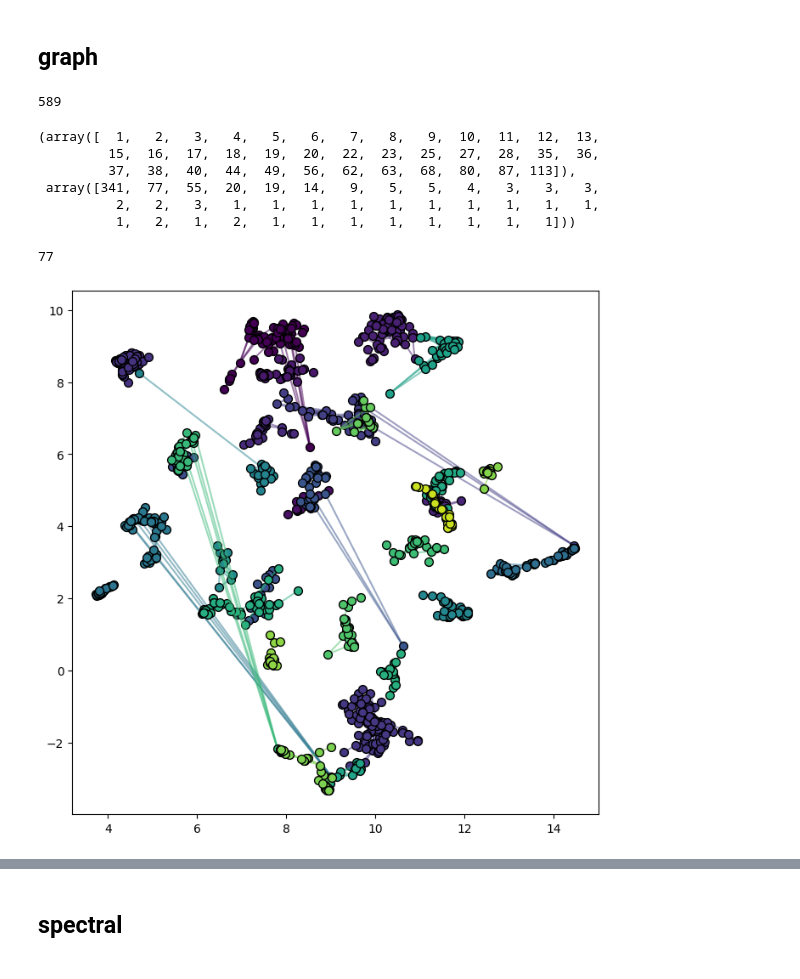
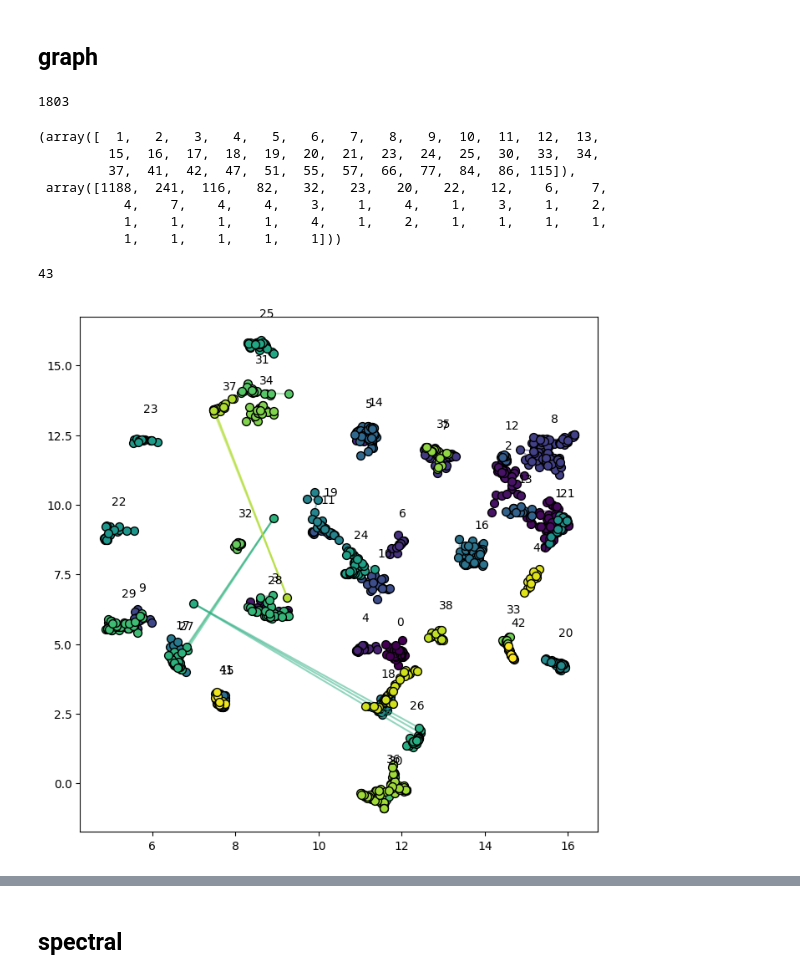
Before and after one commit to stmorse/dtm, a Jupyter notebook: notebooks/sandbox.ipynb, the cells around one changed output, grey strips where cells are left out. Cells and saved outputs as stored; diff of their text form; code cells hidden in the pictures.

```diff
--- a/notebooks/sandbox.ipynb
+++ b/notebooks/sandbox.ipynb
@@ -0,0 +6,8 @@
+# %%
+with open('/sciclone/geograd/stmorse/dtm/logs/data_out.log', 'r') as f:
+    lines = []
+    for line in f:
+        if line.strip().startswith("Complete:"):
+            parts = line.split()
+            lines.append(int(parts[1]))
+len(lines)
@@ -81,7 +100,7 @@ for t in range(len(yrmo)):
                    x=Cu2d[ix,0],
                    y=Cu2d[ix,1])
 
-threshold = 0.7
+threshold = 0.8
 
 pairwise_distances = squareform(pdist(Cu))
 n = Cu.shape[0]
@@ -96,24 +115,25 @@ for i in range(n):
             W[i,j] = np.exp(-pairwise_distances[i,j]**2 / (2*0.5**2))
             if W[i,j] >= threshold:
                 G.add_edge(f'u_{group_i}_{topic_i}',
-                        f'u_{group_j}_{topic_j}',
-                        weight=W[i,j])
+                           f'u_{group_j}_{topic_j}',
+                           weight=W[i,j])
 
 connected_components = list(nx.connected_components(G))
 len(connected_components)
 # %% [output]
-589
+1803
 # %%
 np.unique([len(comp) for comp in connected_components], return_counts=True)
 # %% [output]
 (array([  1,   2,   3,   4,   5,   6,   7,   8,   9,  10,  11,  12,  13,
-         15,  16,  17,  18,  19,  20,  22,  23,  25,  27,  28,  35,  36,
-         37,  38,  40,  44,  49,  56,  62,  63,  68,  80,  87, 113]),
- array([341,  77,  55,  20,  19,  14,   9,   5,   5,   4,   3,   3,   3,
-          2,   2,   3,   1,   1,   1,   1,   1,   1,   1,   1,   1,   1,
-          1,   2,   1,   2,   1,   1,   1,   1,   1,   1,   1,   1]))
+         15,  16,  17,  18,  19,  20,  21,  23,  24,  25,  30,  33,  34,
+         37,  41,  42,  47,  51,  55,  57,  66,  77,  84,  86, 115]),
+ array([1188,  241,  116,   82,   32,   23,   20,   22,   12,    6,    7,
+           4,    7,    4,    4,    3,    1,    4,    1,    3,    1,    2,
+           1,    1,    1,    1,    4,    1,    2,    1,    1,    1,    1,
+           1,    1,    1,    1,    1]))
 # %%
-trim_components = [component for component in connected_components if len(component) >= 6]
+trim_components = [component for component in connected_components if len(component) >= 15]
 # %%
 fig, ax = plt.subplots(1,1, figsize=(8,8))
 
@@ -128,32 +148,36 @@ for k, component in enumerate(trim_components):
 
     # Extract the subgraph
     subgraph = G.subgraph(component)
 
     # Get positions from node attributes
     pos = {node: (data['x'], data['y']) for node, data in subgraph.nodes(data=True)}
 
     # Plot edges
     for edge in subgraph.edges(data=True):
         x_coords = [pos[edge[0]][0], pos[edge[1]][0]]
         y_coords = [pos[edge[0]][1], pos[edge[1]][1]]
         ax.plot(x_coords, y_coords, color=colors[k], alpha=0.5)
 
     # Plot nodes
     x_coords = [pos[node][0] for node in subgraph.nodes()]
     y_coords = [pos[node][1] for node in subgraph.nodes()]
     ax.scatter(x_coords, y_coords, s=50, c=colors[k], edgecolors='k', zorder=2)
 
+    xc = np.mean(np.array(x_coords))
+    yc = np.mean(np.array(y_coords))
+    ax.text(xc, yc + 1, k)
+
     # # Annotate nodes
     # for node, (x, y) in pos.items():
     #     plt.text(x, y, str(node), fontsize=12, ha='center', va='center', zorder=3)
 
     # # Annotate edge weights
     # for edge in subgraph.edges(data=True):
     #     x_mid = (pos[edge[0]][0] + pos[edge[1]][0]) / 2
     #     y_mid = (pos[edge[0]][1] + pos[edge[1]][1]) / 2
     #     plt.text(x_mid, y_mid, str(edge[2]['weight']), fontsize=10, ha='center', va='center', backgroundcolor='white')
 
 plt.show()
 # %% [output]
-77
+43
-[figure, old version]
+[figure, new version]
```
Also changed, not shown: parts of 8 cells of this notebook, 3 other files.
